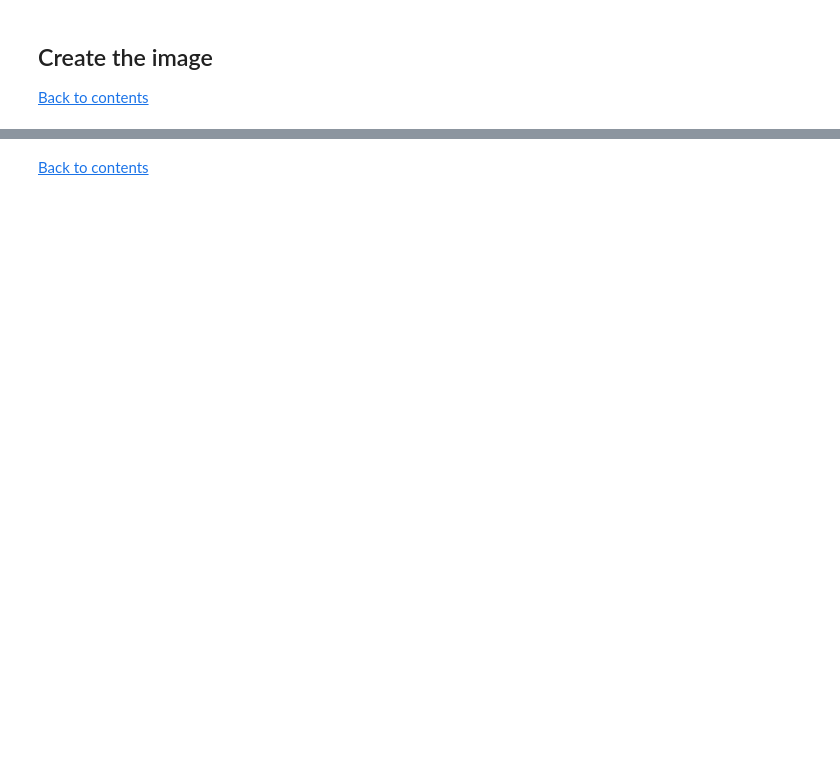
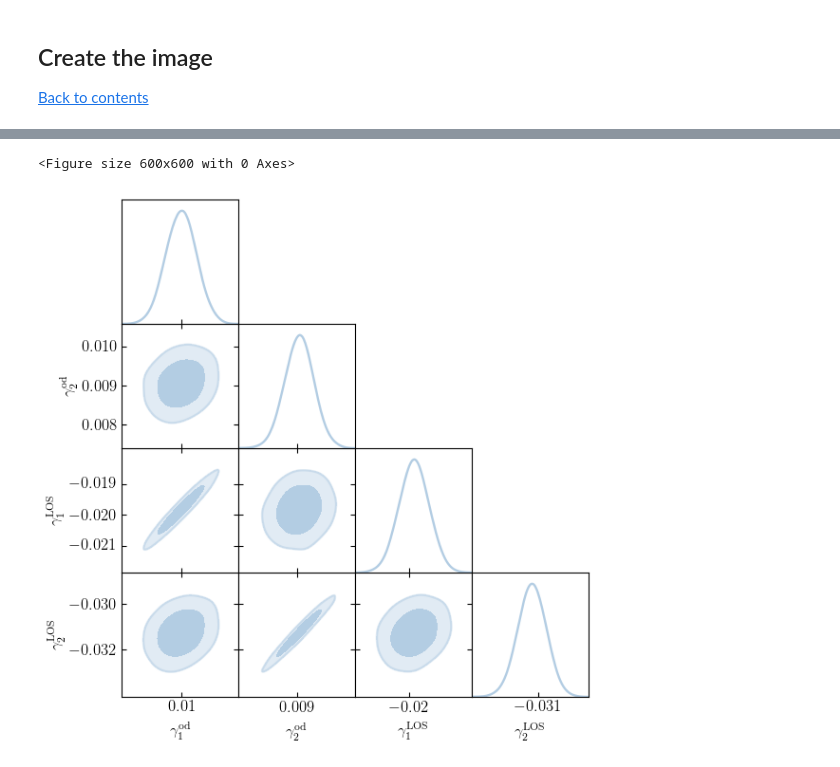
Before and after one commit to nataliehogg/cobaya_for_lenstronomy, a Jupyter notebook: cobaya_demo.ipynb, the cells around one changed output, grey strips where cells are left out. Drawn from its saved outputs; the diff is of its cells as text; code cells hidden in the pictures; blank space fills up the shorter version.

```diff
--- a/cobaya_demo.ipynb
+++ b/cobaya_demo.ipynb
@@ -374,2 +422,16 @@ plt.show()
-# %% [markdown]
-[Back to contents](#contents)
+# %%
+g = gdplt.get_single_plotter(chain_dir = path, analysis_settings={'ignore_rows':0.3}, width_inch=6, ratio=1)
+
+g.settings.axes_fontsize=16
+g.settings.axes_labelsize=16
+g.settings.linewidth_contour = 4
+g.settings.linewidth = 4
+
+plot_params = ['gamma1_od_lens1', 'gamma2_od_lens1', 'gamma1_los_lens1', 'gamma2_los_lens1']
+
+g.triangle_plot(roots=['demo'], params=plot_params, filled=True, contour_colors = ['#b3cde3'])
+
+plt.show()
+# %% [output]
+<Figure size 600x600 with 0 Axes>
+[figure, added]
```
Also changed, not shown: parts of 43 cells of this notebook.
